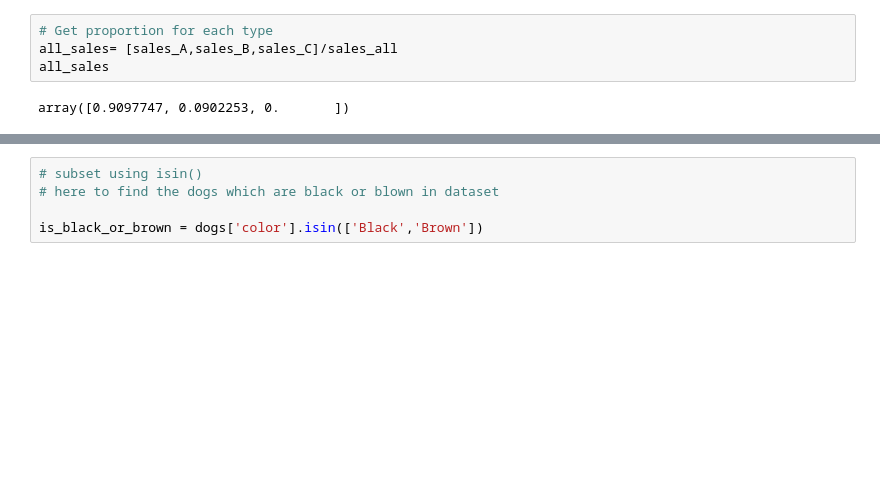
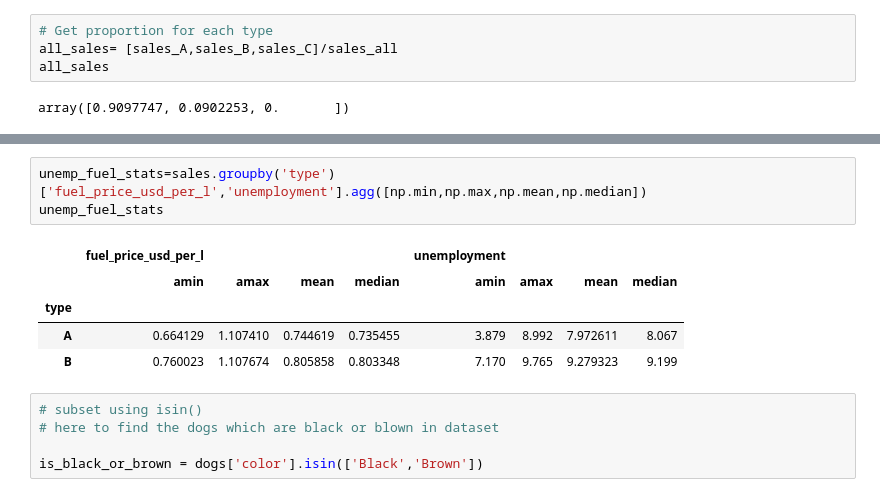
Before and after one commit to albertNSBM/Pandas_revision, a Jupyter notebook: Pandas_revision.ipynb, the cells around one changed output, grey strips where cells are left out. Saved outputs shown, nothing was run; the diff lists cells and outputs as text; blank space fills up the shorter version.

```diff
--- a/Pandas_revision.ipynb
+++ b/Pandas_revision.ipynb
@@ -398,3 +445,12 @@ array([0.9097747, 0.0902253, 0.       ])
+# %%
+unemp_fuel_stats=sales.groupby('type')['fuel_price_usd_per_l','unemployment'].agg([np.min,np.max,np.mean,np.median])
+unemp_fuel_stats
+# %% [output]
+|  | fuel_price_usd_per_l |  |  |  | unemployment |  |  |  |
+|  | amin | amax | mean | median | amin | amax | mean | median |
+| type |  |  |  |  |  |  |  |  |
+| A | 0.664129 | 1.107410 | 0.744619 | 0.735455 | 3.879 | 8.992 | 7.972611 | 8.067 |
+| B | 0.760023 | 1.107674 | 0.805858 | 0.803348 | 7.170 | 9.765 | 9.279323 | 9.199 |
 # %%
 # subset using isin()
 # here to find the dogs which are black or blown in dataset
```
Also changed, not shown: parts of 8 cells of this notebook.
